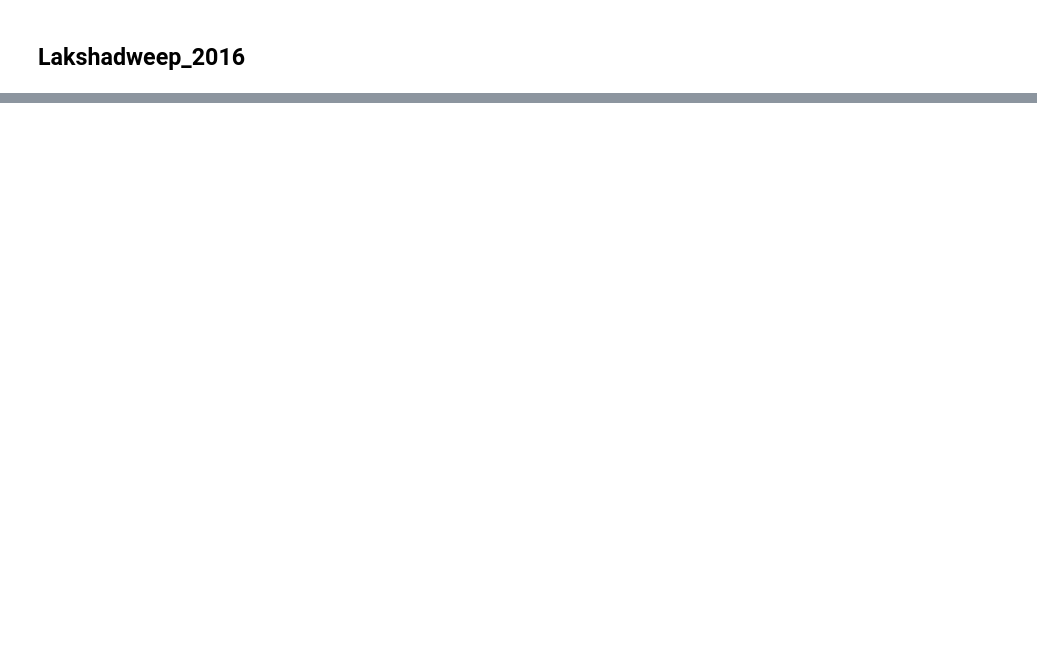
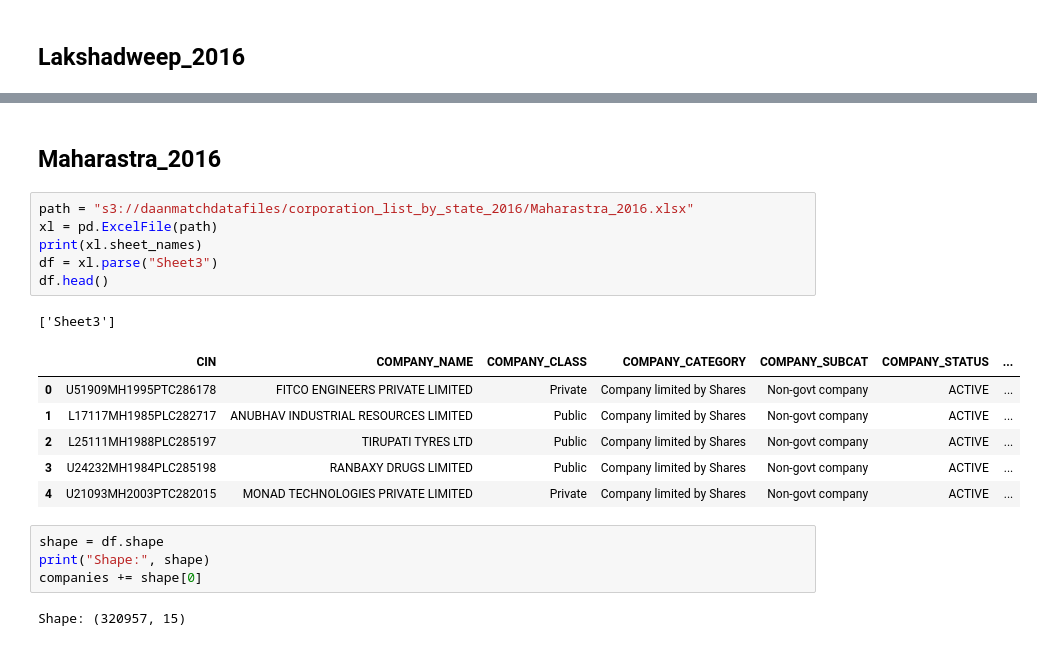
Before and after one commit to shayan-khoygani/Codebook, a Jupyter notebook: [DIR] corporation_list_by_state_2016/corporation_list_by_state_2016.ipynb, the cells around one changed output, grey strips where cells are left out. Saved outputs shown, nothing was run; the diff lists cells and outputs as text; blank space fills up the shorter version.

```diff
--- a/[DIR] corporation_list_by_state_2016/corporation_list_by_state_2016.ipynb
+++ b/[DIR] corporation_list_by_state_2016/corporation_list_by_state_2016.ipynb
@@ -389,0 +440,22 @@ companies += shape[0]
+# %% [markdown]
+## Maharastra_2016
+# %%
+path = "s3://daanmatchdatafiles/corporation_list_by_state_2016/Maharastra_2016.xlsx"
+xl = pd.ExcelFile(path)
+print(xl.sheet_names)
+df = xl.parse("Sheet3")
+df.head()
+# %% [output]
+['Sheet3']
+|  | CIN | COMPANY_NAME | COMPANY_CLASS | COMPANY_CATEGORY | COMPANY_SUBCAT | COMPANY_STATUS | ... |
+| 0 | U51909MH1995PTC286178 | FITCO ENGINEERS PRIVATE LIMITED | Private | Company limited by Shares | Non-govt company | ACTIVE | ... |
+| 1 | L17117MH1985PLC282717 | ANUBHAV INDUSTRIAL RESOURCES LIMITED | Public | Company limited by Shares | Non-govt company | ACTIVE | ... |
+| 2 | L25111MH1988PLC285197 | TIRUPATI TYRES LTD | Public | Company limited by Shares | Non-govt company | ACTIVE | ... |
+| 3 | U24232MH1984PLC285198 | RANBAXY DRUGS LIMITED | Public | Company limited by Shares | Non-govt company | ACTIVE | ... |
+| 4 | U21093MH2003PTC282015 | MONAD TECHNOLOGIES PRIVATE LIMITED | Private | Company limited by Shares | Non-govt company | ACTIVE | ... |
+# %%
+shape = df.shape
+print("Shape:", shape)
+companies += shape[0]
+# %% [output]
+Shape: (320957, 15)
```
Also changed, not shown: parts of 26 cells of this notebook.
